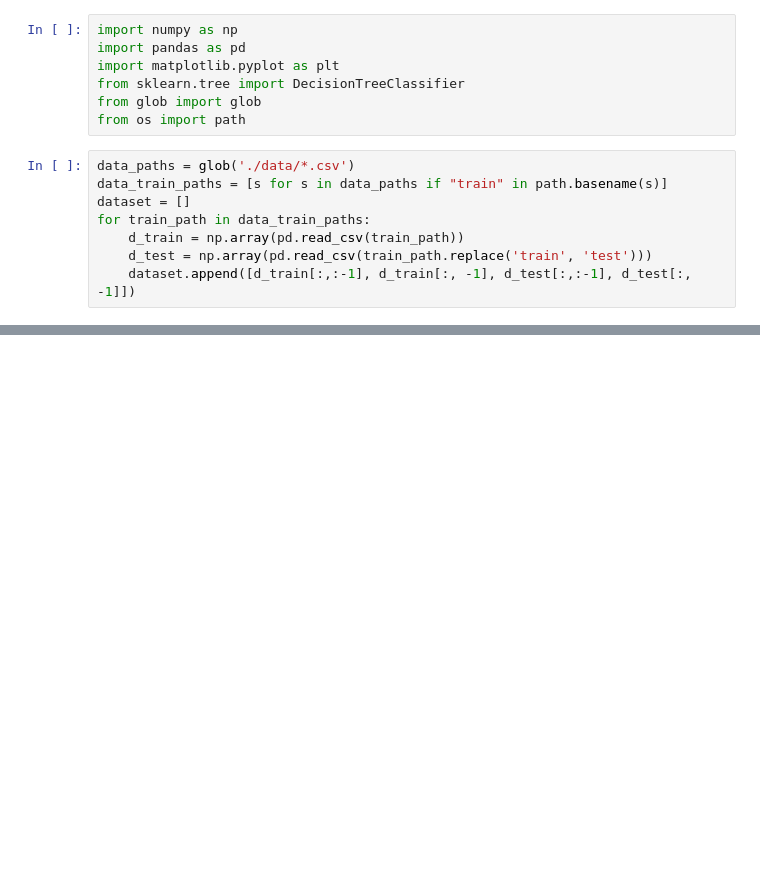
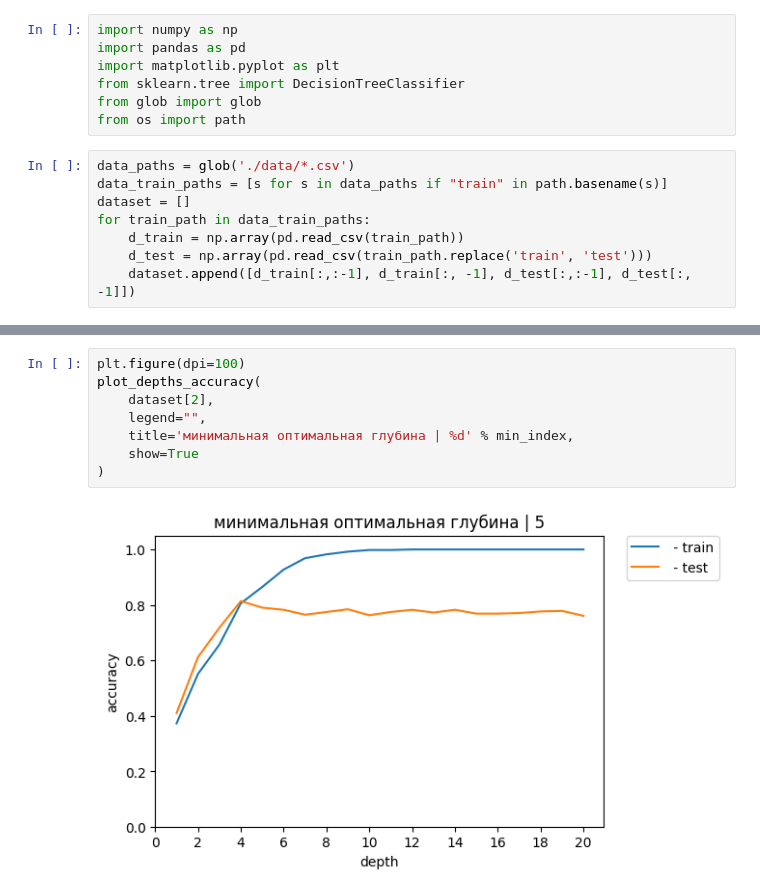
Before and after one commit to NeutralMike/ml_labs, a Jupyter notebook: 5.DT/5.DT.ipynb, the cells around one changed output, grey strips where cells are left out. Cells and saved outputs as stored; diff of their text form; blank space fills up the shorter version.

```diff
--- a/5.DT/5.DT.ipynb
+++ b/5.DT/5.DT.ipynb
@@ -68,3 +92,13 @@ plot_depths_accuracy(
+# %%
+plt.figure(dpi=100)
+plot_depths_accuracy(
+    dataset[2],
+    legend="",
+    title='минимальная оптимальная глубина | %d' % min_index,
+    show=True
+)
+# %% [output]
+[figure, added]
 # %%
 x =np.arange(1, len(dataset)+1)
 width = 0.2
```
Also changed, not shown: parts of 4 cells of this notebook, 1 other file.
